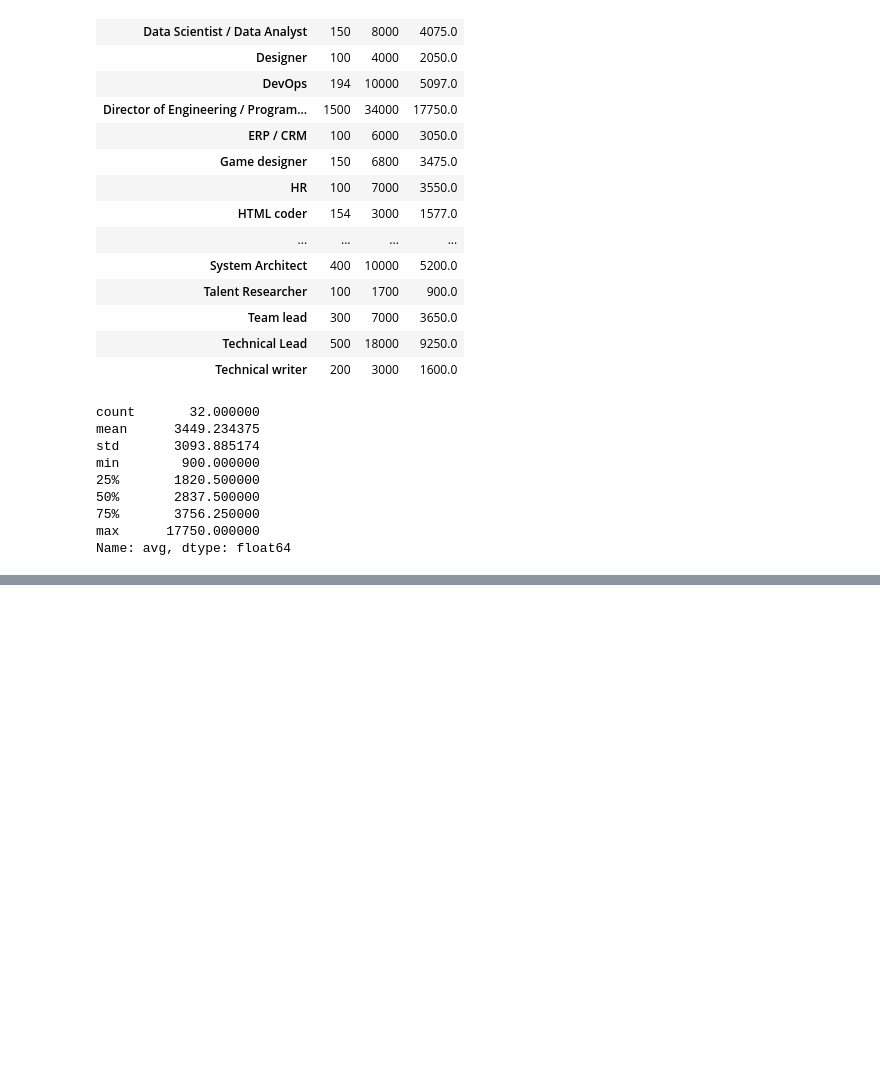
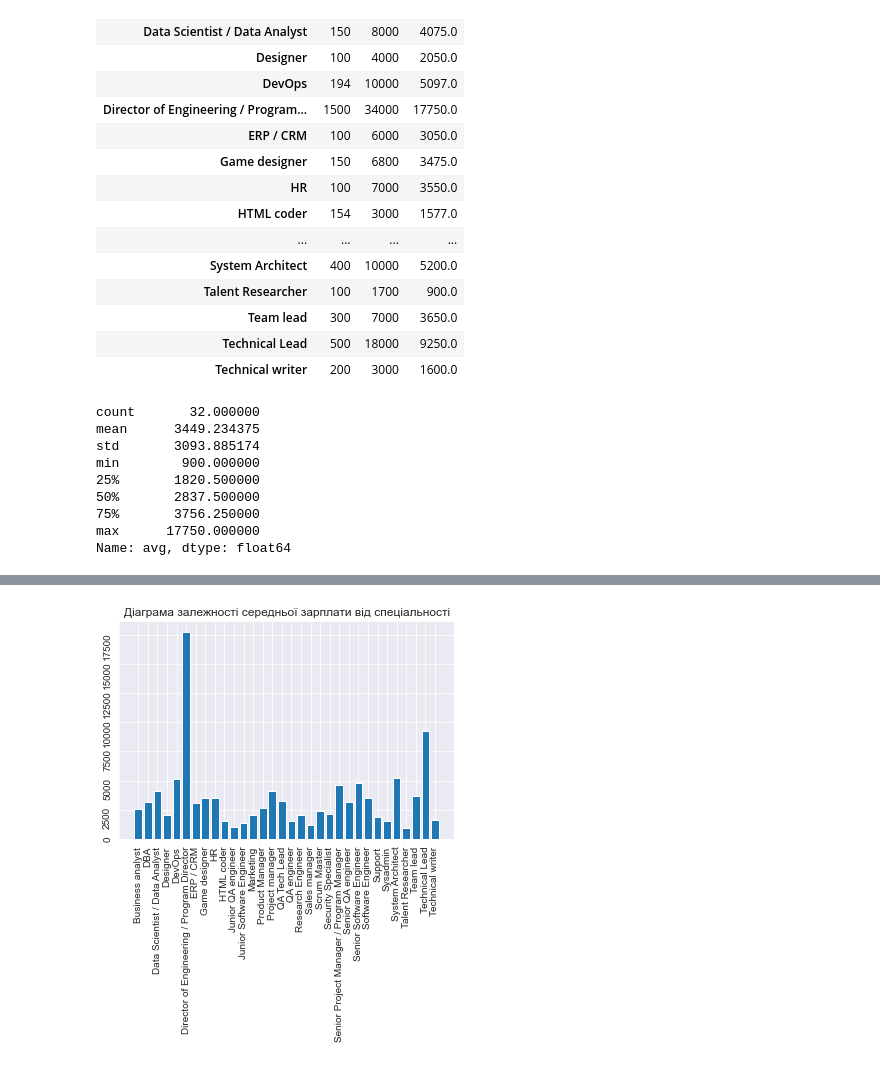
Before and after one commit to Gene4kaS/Data_science_python, a Jupyter notebook: Hw2.2.ipynb, the cells around one changed output, grey strips where cells are left out. Drawn from its saved outputs; the diff is of its cells as text; code cells hidden in the pictures; blank space fills up the shorter version.

```diff
--- a/Hw2.2.ipynb
+++ b/Hw2.2.ipynb
@@ -234,0 +248,8 @@ data_new.to_csv('data_new.csv', encoding='utf-8')
+# %%
+sns.set_style('darkgrid')
+plt.bar(data_new['Должность'], data_new['avg'])
+plt.title('Діаграма залежності середньої зарплати від спеціальності')
+plt.tick_params(labelrotation = 90)
+plt.show()
+# %% [output]
+[figure, added]
```
Also changed, not shown: parts of 2 cells of this notebook, 1 other file.
